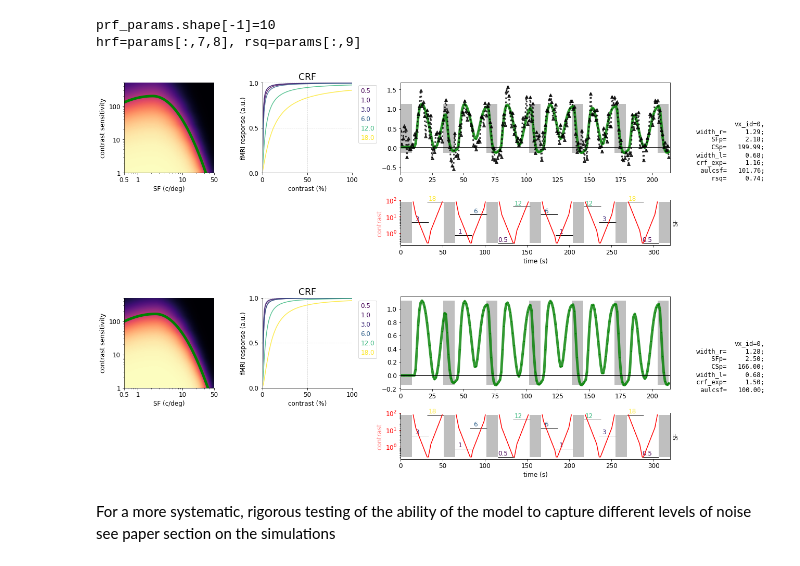
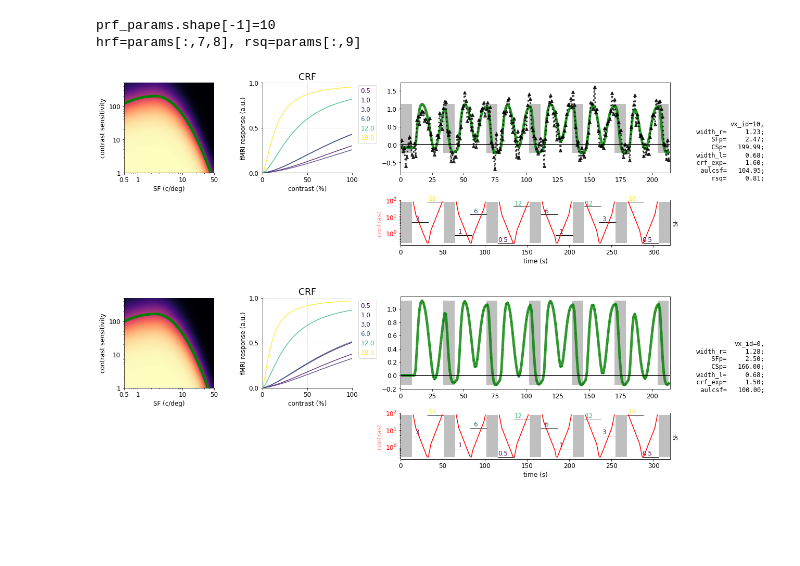
Before and after one commit to spinoza-centre/prfpy_csenf, a Jupyter notebook: eg_notebook.ipynb, the cells around one changed output. Drawn from its saved outputs; the diff is of its cells as text; code cells hidden in the pictures; blank space fills up the shorter version.

```diff
--- a/eg_notebook.ipynb
+++ b/eg_notebook.ipynb
@@ -361,16 +361,21 @@ csenf_plot_fit = CSenFPlotter(
 # %% [output]
 prf_params.shape[-1]=10
 hrf=params[:,7,8], rsq=params[:,9]
-# %%
-# Compare the fit (green) vs the dotted line black line (data)
-csenf_plot_fit.csf_ts_plot(0)
-
-# Now lets look at the original "ground truth" model
-csenf_plot.csf_ts_plot(0)
-
-# They should be pretty similar!
-# %% [output]
-[figure, removed]
-[figure, removed]
-# %% [markdown]
-For a more systematic, rigorous testing of the ability of the model to capture different levels of noise see paper section on the simulations
+# %%
+# How well did it go?
+# lets look at ground truth model id = 0
+ground_truth_model = 0 # Which ground truth model do we want to look at?
+
+noisy_fit_ids = csf_model_index==ground_truth_model # which of our noisy fits correspond to this model?
+# Of these which has a good fit!
+fit_to_compare = (csenf_plot_fit.pd_params['rsq']>0.8) & noisy_fit_ids
+fit_to_compare = np.where(fit_to_compare)[0][0]
+
+# Compare the fit (green) vs the dotted line black line (data)
+_ = csenf_plot_fit.csf_ts_plot(fit_to_compare)
+
+# Now lets look at the original "ground truth" model
+_ = csenf_plot.csf_ts_plot(ground_truth_model)
+# %% [output]
+[figure, added]
+[figure, added]
```
Also changed, not shown: parts of 5 cells of this notebook.
